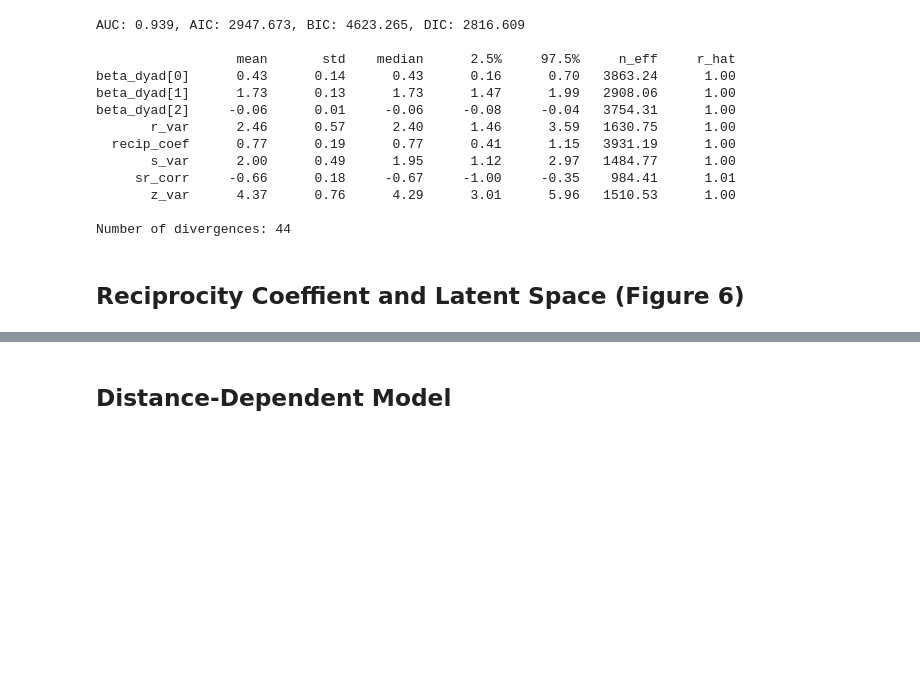
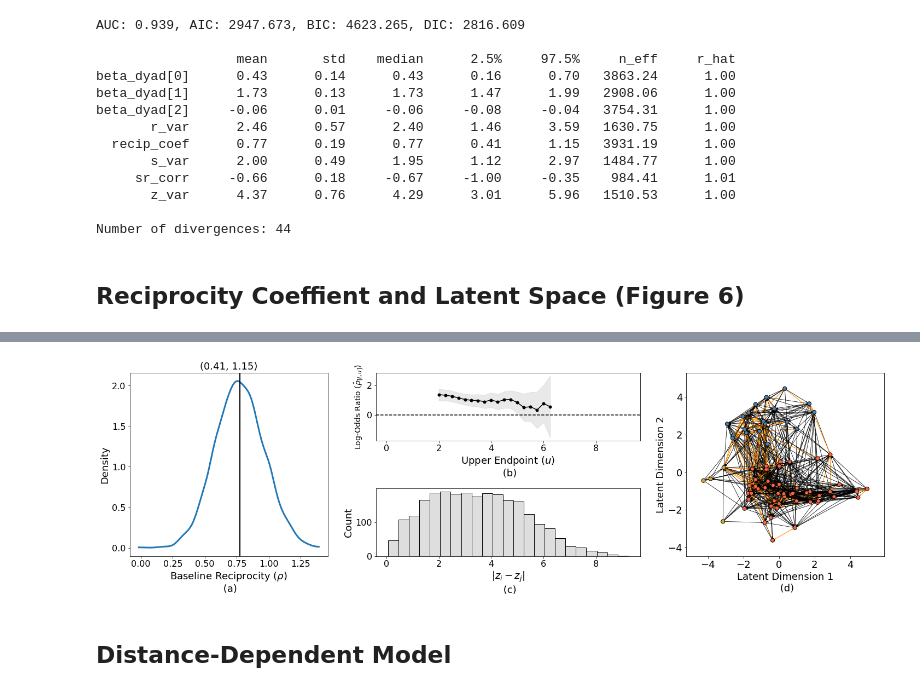
Before and after one commit to joshloyal/rlsm, a Jupyter notebook: scripts/Lazega Lawyers.ipynb, the cells around one changed output, grey strips where cells are left out. Drawn from its saved outputs; the diff is of its cells as text; code cells hidden in the pictures; blank space fills up the shorter version.

Commit message:
added new plot

```diff
--- a/scripts/Lazega Lawyers.ipynb
+++ b/scripts/Lazega Lawyers.ipynb
@@ -115,3 +63,90 @@ Text(0.5, 0, 'Latent Dimension 1\n (b)')
+# %%
+from rlsm.rlsm import pairwise_distance
+from rlsm.network_utils import adjacency_to_dyads, dyads_to_multinomial
+import networkx as nx
+from sklearn.cluster import KMeans
+import arviz as az
+
+
+ax = plt.figure(constrained_layout=True, figsize=(20,6)).subplot_mosaic(
+    """
+    DDDAAAABBB
+    DDDCCCCBBB
+    """,
+    gridspec_kw={'wspace': 0.2}
+)
+
+D = np.sqrt(pairwise_distance(model_con.Z_))
+d = adjacency_to_dyads(D, n=D.shape[0])[:, 0]
+dyads = adjacency_to_dyads(Y, n=D.shape[0])
+
+res = []
+res_se = []
+qs = np.quantile(d, q=np.linspace(0, 1, 10))
+dist = []
+prods = []
+diff = np.diff(qs)[0]
+
+start = 0
+step = 2
+end = start + step
+while start < d.max():
+    a = dyads_to_multinomial(dyads[np.where(np.logical_and(d >= start, d <= end))[0]])
+
+    tots = a.sum(axis=0)
+    prods.append(tots[1] * tots[2])
+    gamma = (tots[0] * tots[-1]) / (tots[1] * tots[2])
+    if np.prod(tots) > 0:
+        res.append(np.log(gamma))
+        res_se.append(np.sqrt(np.sum(1/tots)))
+        dist.append(end)
+
+    start += 0.25
+    end += 0.25
+
+sns.histplot(d, color='lightgray', edgecolor='k', ax=ax['C'])
+ax['A'].plot(np.asarray(dist), res, 'ko-', markersize=5)
+ax['A'].set_ylabel(r'Log-Odds Ratio $(\hat{\rho}_{[\ell, u]})$', fontsize=14)
+ax['A'].set_xlabel('Upper Endpoint ($u$)\n (b)', fontsize=18)
+ax['C'].set_ylabel('Count', fontsize=18)
+ax['C'].set_xlabel(r'$|z_i - z_j|$'+ '\n (c)', fontsize=18)
+ax['A'].axhline(0., color='k', linestyle='--')
+ses = 1.96 * np.asarray(res_se)
+res = np.asarray(res)
+ax['A'].fill_between(np.asarray(dist), res + ses, res - ses, color='darkgray', alpha=0.25)
+
+colors = np.asarray(["tomato", "steelblue", "goldenrod"])
+g = nx.from_numpy_array(Y, create_using=nx.DiGraph)
+pos = {k : model_con.Z_[k, :2] for k in range(Y.shape[0])}
+elist = list(nx.to_edgelist(g))
+ecolor = ['darkorange' if Y[e[1], e[0]] else 'k' for e in elist]
+nx.draw_networkx(g, pos,
+                 node_color=colors[features['office']-1],
+                 #node_color='steelblue',
+                 edgecolors='k',
+                 edge_color=ecolor, width=0.75, with_labels=False,
+                 arrowsize=5,
+                 node_size=50., ax=ax['B'])
+ax['A'].tick_params(left=True, bottom=True, labelleft=True, labelbottom=True,
+                labelsize=16)
+ax['C'].tick_params(left=True, bottom=True, labelleft=True, labelbottom=True,
+                labelsize=16)
+ax['B'].tick_params(left=True, bottom=True, labelleft=True, labelbottom=True,
+                labelsize=18)
+ax['B'].set_ylabel('Latent Dimension 2', fontsize=18)
+ax['B'].set_xlabel('Latent Dimension 1\n (d)', fontsize=18)
+ax['A'].sharex(ax['C'])
+
+rho = model_con.samples_['recip_coef']
+rho_ci = np.quantile(rho, q=[0.025, 0.975])
+ax['D'] = az.plot_kde(model_con.samples_['recip_coef'], plot_kwargs={'linewidth': 3}, ax=ax['D'])
+ax['D'].axvline(rho.mean(), linestyle='-', color='k', linewidth=2)
+ax['D'].set_title(f"({rho_ci[0]:.2f}, {rho_ci[1]:.2f})", fontsize=18)
+ax['D'].set_xlabel(r"Baseline Reciprocity ($\rho$)" + "\n (a)", fontsize=18)
+ax['D'].set_ylabel(r"Density", fontsize=18)
+ax['D'].tick_params(labelsize=16)
+# %% [output]
+[figure, added]
 # %% [markdown]
 ## Distance-Dependent Model
 # %%
```
Also changed, not shown: parts of 2 cells of this notebook.
